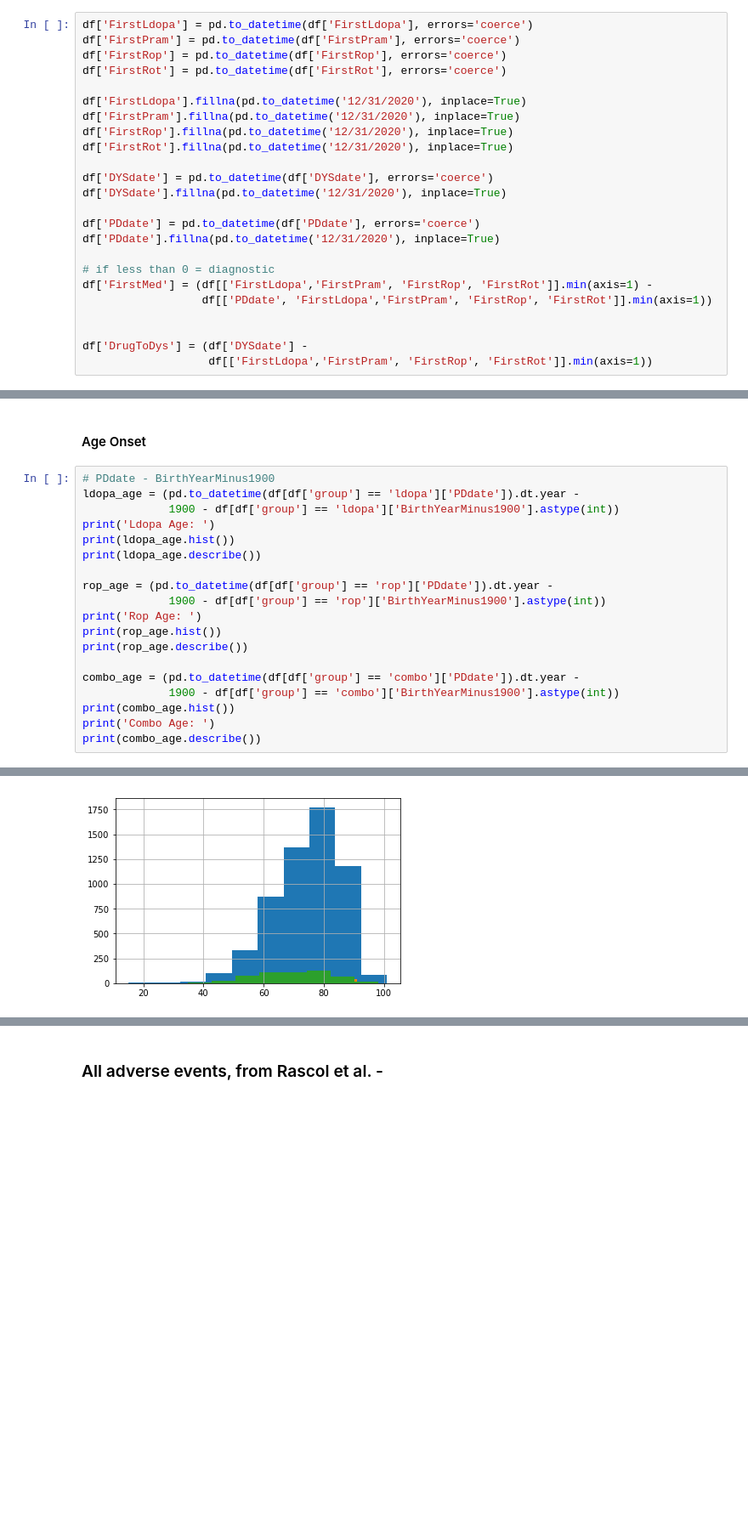
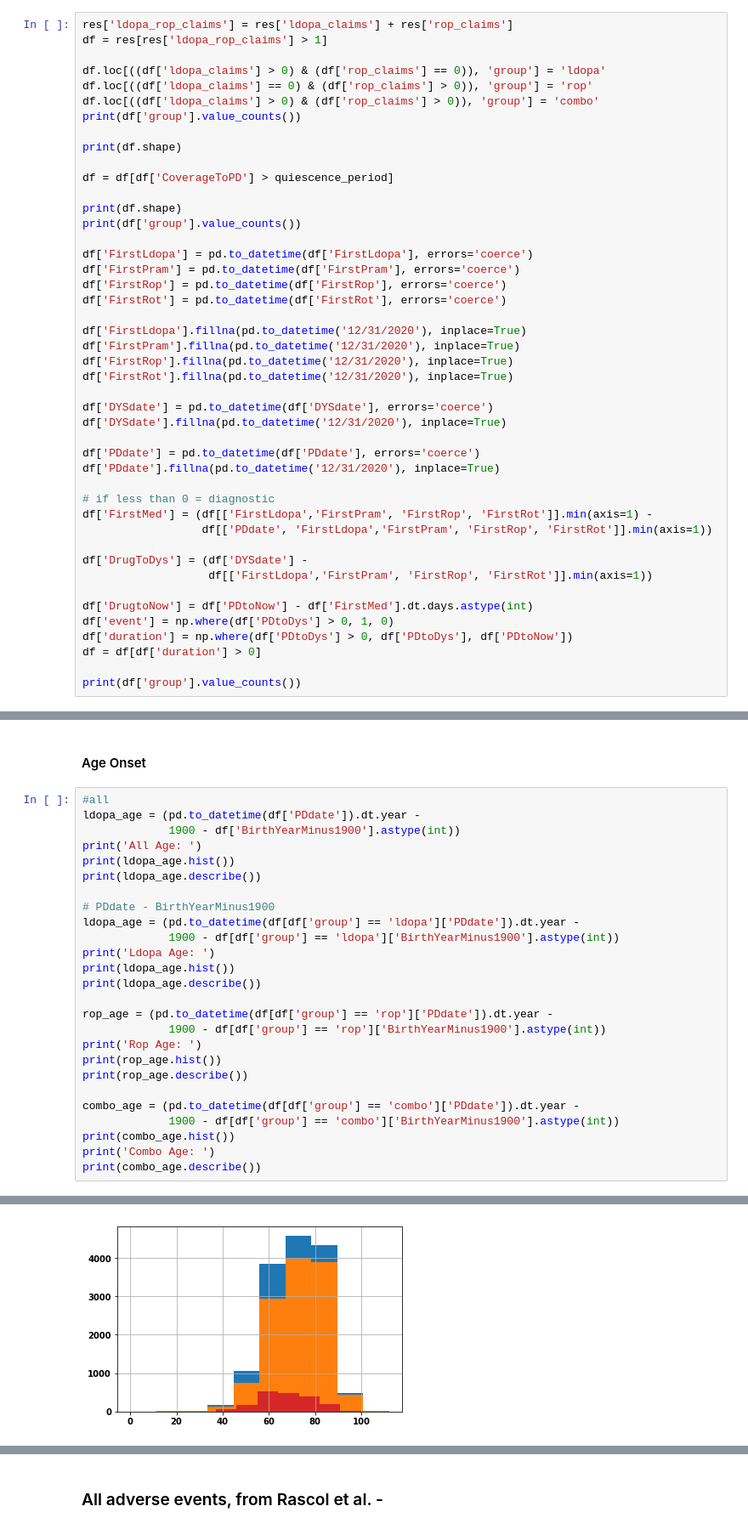
Before and after one commit to brettbj/ParkinsonsAdverseEvents, a Jupyter notebook: VirtualTrial.ipynb, the cells around one changed output, grey strips where cells are left out. Shown at 85% size. Saved outputs shown, nothing was run; the diff lists cells and outputs as text; blank space fills up the shorter version.

```diff
--- a/VirtualTrial.ipynb
+++ b/VirtualTrial.ipynb
@@ -291,4 +278,19 @@ Name: group, dtype: int64
 # %%
+res['ldopa_rop_claims'] = res['ldopa_claims'] + res['rop_claims']
+df = res[res['ldopa_rop_claims'] > 1]
+
+df.loc[((df['ldopa_claims'] > 0) & (df['rop_claims'] == 0)), 'group'] = 'ldopa'
+df.loc[((df['ldopa_claims'] == 0) & (df['rop_claims'] > 0)), 'group'] = 'rop'
+df.loc[((df['ldopa_claims'] > 0) & (df['rop_claims'] > 0)), 'group'] = 'combo'
+print(df['group'].value_counts())
+
+print(df.shape)
+
+df = df[df['CoverageToPD'] > quiescence_period]
+
+print(df.shape)
+print(df['group'].value_counts())
+
 df['FirstLdopa'] = pd.to_datetime(df['FirstLdopa'], errors='coerce')
 df['FirstPram'] = pd.to_datetime(df['FirstPram'], errors='coerce')
 df['FirstRop'] = pd.to_datetime(df['FirstRop'], errors='coerce')
@@ -309,6 +311,12 @@ df['PDdate'].fillna(pd.to_datetime('12/31/2020'), inplace=True)
 df['FirstMed'] = (df[['FirstLdopa','FirstPram', 'FirstRop', 'FirstRot']].min(axis=1) -
                   df[['PDdate', 'FirstLdopa','FirstPram', 'FirstRop', 'FirstRot']].min(axis=1))
 
-
 df['DrugToDys'] = (df['DYSdate'] -
                    df[['FirstLdopa','FirstPram', 'FirstRop', 'FirstRot']].min(axis=1))
+
+df['DrugtoNow'] = df['PDtoNow'] - df['FirstMed'].dt.days.astype(int)
+df['event'] = np.where(df['PDtoDys'] > 0, 1, 0)
+df['duration'] = np.where(df['PDtoDys'] > 0, df['PDtoDys'], df['PDtoNow'])
+df = df[df['duration'] > 0]
+
+print(df['group'].value_counts())
@@ -341,6 +374,13 @@ print(df[df['group'] == 'combo']['Gender'].value_counts()['F'],
 # %% [markdown]
 #### Age Onset
 # %%
+#all
+ldopa_age = (pd.to_datetime(df['PDdate']).dt.year -
+             1900 - df['BirthYearMinus1900'].astype(int))
+print('All Age: ')
+print(ldopa_age.hist())
+print(ldopa_age.describe())
+
 # PDdate - BirthYearMinus1900
 ldopa_age = (pd.to_datetime(df[df['group'] == 'ldopa']['PDdate']).dt.year -
              1900 - df[df['group'] == 'ldopa']['BirthYearMinus1900'].astype(int))
@@ -380,4 +420,4 @@ dtype: float64
-[figure, old version]
+[figure, new version]
 # %%
 print(df[df['group'] == 'ldopa']['FirstMed'].dt.days.describe())
 print(df[df['group'] == 'rop']['FirstMed'].dt.days.describe())
```
Also changed, not shown: parts of 44 cells of this notebook, 21 other files.
